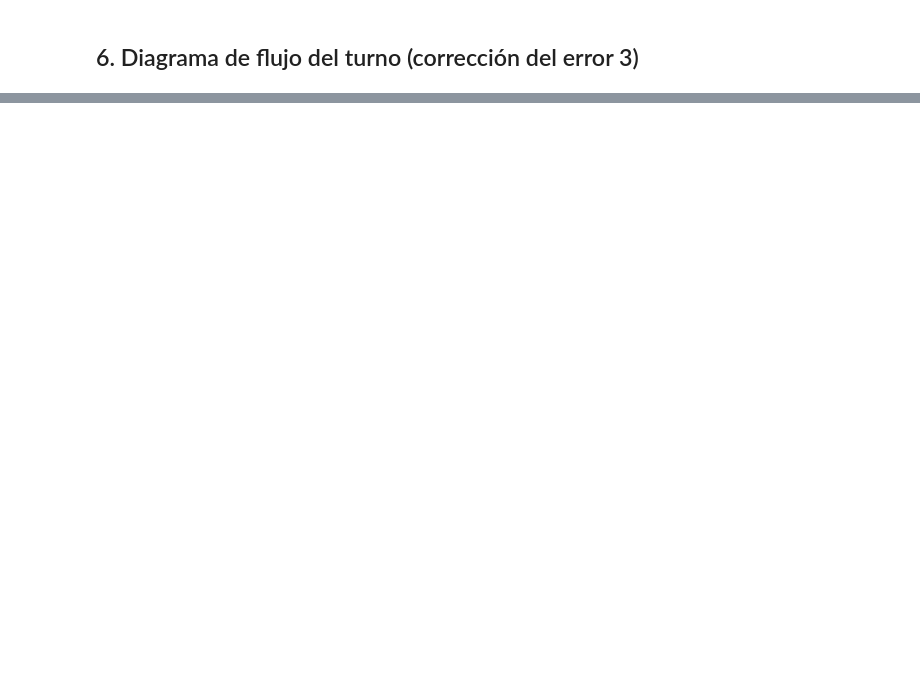
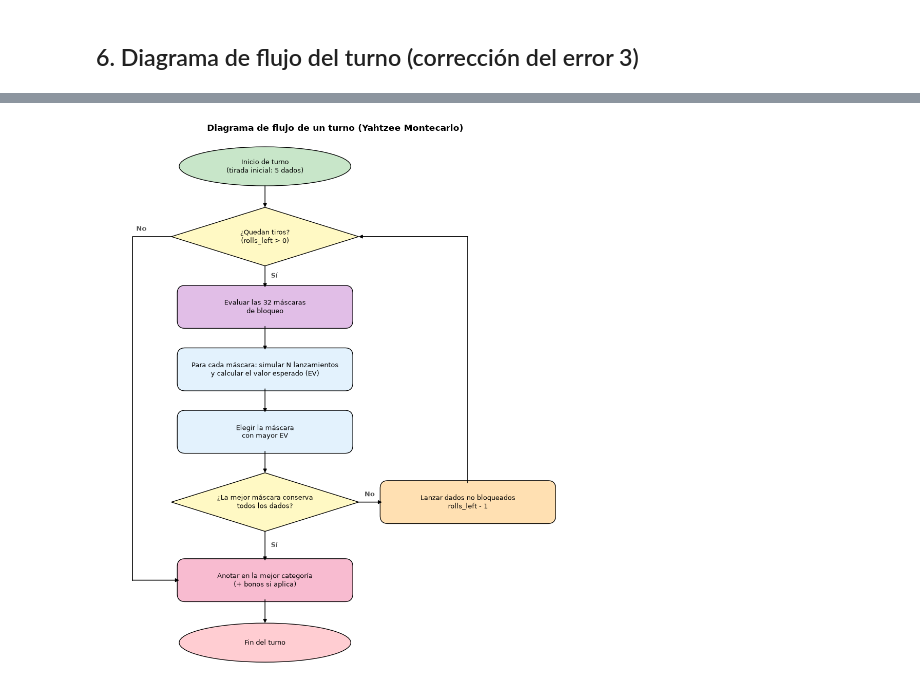
Before and after one commit to sergioagudelo58-rgb/yahtzee-montecarlo-grupo31, a Jupyter notebook: simulacion_01.ipynb, the cells around one changed output, grey strips where cells are left out. Saved outputs shown, nothing was run; the diff lists cells and outputs as text; code cells hidden in the pictures; blank space fills up the shorter version.

Commit message:
Ajuste punto 6, se agrega diagrama de flujo del turno

```diff
--- a/simulacion_01.ipynb
+++ b/simulacion_01.ipynb
@@ -626,35 +626,71 @@ Tiempo: 148.3 s
 # %% [markdown]
 ## 6. Diagrama de flujo del turno (corrección del error 3)
 # %%
-from graphviz import Digraph
-from IPython.display import Image, display
+import matplotlib.pyplot as plt
+from matplotlib.patches import FancyBboxPatch, Polygon, Ellipse
+
+# Cada nodo: (texto, x, y, forma, color). Coordenadas en una cuadrícula simple.
+NODOS = {
+    "inicio":        ("Inicio de turno\n(tirada inicial: 5 dados)", 0, 13.0, "elipse", "#C8E6C9"),
+    "eval_tiros":    ("¿Quedan tiros?\n(rolls_left > 0)", 0, 11.2, "rombo", "#FFF9C4"),
+    "eval_mascaras": ("Evaluar las 32 máscaras\nde bloqueo", 0, 9.4, "caja", "#E1BEE7"),
+    "montecarlo":    ("Para cada máscara: simular N lanzamientos\ny calcular el valor esperado (EV)", 0, 7.8, "caja", "#E3F2FD"),
+    "mejor_mascara": ("Elegir la máscara\ncon mayor EV", 0, 6.2, "caja", "#E3F2FD"),
+    "plantarse":     ("¿La mejor máscara conserva\ntodos los dados?", 0, 4.4, "rombo", "#FFF9C4"),
+    "actualizar":    ("Lanzar dados no bloqueados\nrolls_left - 1", 5.2, 4.4, "caja", "#FFE0B2"),
+    "anotar":        ("Anotar en la mejor categoría\n(+ bonos si aplica)", 0, 2.4, "caja", "#F8BBD0"),
+    "fin":           ("Fin del turno", 0, 0.8, "elipse", "#FFCDD2"),
+}
+ANCHO, ALTO = 4.4, 1.0          # tamaño de cajas y elipses
+ANCHO_R, ALTO_R = 4.8, 1.5      # tamaño de los rombos
+
+def dibujar_nodo(ax, texto, x, y, forma, color):
+    if forma == "caja":
+        ax.add_patch(FancyBboxPatch((x - ANCHO / 2, y - ALTO / 2), ANCHO, ALTO,
+                                    boxstyle="round,pad=0.05,rounding_size=0.2", fc=color, ec="black"))
+    elif forma == "rombo":
+        ax.add_patch(Polygon([(x, y + ALTO_R / 2), (x + ANCHO_R / 2, y), (x, y - ALTO_R / 2), (x - ANCHO_R / 2, y)],
+                             fc=color, ec="black"))
+    else:
+        ax.add_patch(Ellipse((x, y), ANCHO, ALTO, fc=color, ec="black"))
+    ax.text(x, y, texto, ha="center", va="center", fontsize=9)
+
+def flecha(ax, puntos, etiqueta=None, pos_etiqueta=None):
+    """Dibuja una flecha que recorre los 'puntos' (permite codos) y termina en el último."""
+    xs, ys = zip(*puntos)
+    ax.plot(xs[:-1], ys[:-1], color="black", lw=1.2)
+    ax.annotate("", xy=puntos[-1], xytext=puntos[-2],
+                arrowprops=dict(arrowstyle="-|>", color="black", lw=1.2, shrinkA=0, shrinkB=0))
+    if etiqueta:
+        ax.text(*pos_etiqueta, etiqueta, fontsize=9, fontweight="bold", color="#555555")
 
 def generar_diagrama_flujo():
-    dot = Digraph(comment="Algoritmo Yahtzee Montecarlo", format="png")
-    dot.attr(rankdir="TB", dpi="150")
-    dot.attr("node", shape="box", style="filled,rounded", fontname="Arial", fontsize="10", fillcolor="#E3F2FD")
-    dot.node("inicio", "Inicio de turno\n(tirada inicial: 5 dados)", fillcolor="#C8E6C9", shape="ellipse")
-    dot.node("eval_tiros", "¿Quedan tiros?\n(rolls_left > 0)", shape="diamond", fillcolor="#FFF9C4")
-    dot.node("eval_mascaras", "Evaluar las 32 máscaras\nde bloqueo", fillcolor="#E1BEE7")
-    dot.node("montecarlo", "Para cada máscara: simular N lanzamientos\ny calcular el valor esperado (EV)")
-    dot.node("mejor_mascara", "Elegir la máscara\ncon mayor EV")
-    dot.node("plantarse", "¿La mejor máscara conserva\ntodos los dados?", shape="diamond", fillcolor="#FFF9C4")
-    dot.node("actualizar", "Lanzar dados no bloqueados\nrolls_left - 1", fillcolor="#FFE0B2")
-    dot.node("anotar", "Anotar en la mejor categoría\n(+ bonos si aplica)", fillcolor="#F8BBD0")
-    dot.node("fin", "Fin del turno", fillcolor="#FFCDD2", shape="ellipse")
-    dot.edge("inicio", "eval_tiros")
-    dot.edge("eval_tiros", "eval_mascaras", label="Sí")
-    dot.edge("eval_tiros", "anotar", label="No")
-    dot.edge("eval_mascaras", "montecarlo")
-    dot.edge("montecarlo", "mejor_mascara")
-    # MODIFICA (error 3): se eliminó dot.edge('mejor_mask_decision', 'plantarse'), un nodo inexistente
-    dot.edge("mejor_mascara", "plantarse")
-    dot.edge("plantarse", "anotar", label="Sí")
-    dot.edge("plantarse", "actualizar", label="No")
-    dot.edge("actualizar", "eval_tiros")
-    dot.edge("anotar", "fin")
-    return dot
+    fig, ax = plt.subplots(figsize=(10, 11))
+    for texto, x, y, forma, color in NODOS.values():
+        dibujar_nodo(ax, texto, x, y, forma, color)
 
-ruta = generar_diagrama_flujo().render("diagrama_flujo_yahtzee", cleanup=True)
-display(Image(ruta))
+    abajo  = lambda n: (NODOS[n][1], NODOS[n][2] - (ALTO_R if NODOS[n][3] == "rombo" else ALTO) / 2)
+    arriba = lambda n: (NODOS[n][1], NODOS[n][2] + (ALTO_R if NODOS[n][3] == "rombo" else ALTO) / 2)
+
+    flecha(ax, [abajo("inicio"), arriba("eval_tiros")])
+    flecha(ax, [abajo("eval_tiros"), arriba("eval_mascaras")], "Sí", (0.15, 10.15))
+    flecha(ax, [(-ANCHO_R / 2, 11.2), (-3.4, 11.2), (-3.4, 2.4), (-ANCHO / 2, 2.4)], "No", (-3.3, 11.35))
+    flecha(ax, [abajo("eval_mascaras"), arriba("montecarlo")])
+    flecha(ax, [abajo("montecarlo"), arriba("mejor_mascara")])
+    # MODIFICA (error 3): se eliminó la conexión desde 'mejor_mask_decision', un nodo inexistente
+    flecha(ax, [abajo("mejor_mascara"), arriba("plantarse")])
+    flecha(ax, [abajo("plantarse"), arriba("anotar")], "Sí", (0.15, 3.25))
+    flecha(ax, [(ANCHO_R / 2, 4.4), (5.2 - ANCHO / 2, 4.4)], "No", (2.55, 4.55))
+    flecha(ax, [arriba("actualizar"), (5.2, 11.2), (ANCHO_R / 2, 11.2)])
+    flecha(ax, [abajo("anotar"), arriba("fin")])
+
+    ax.set_xlim(-4.2, 7.8); ax.set_ylim(0, 13.8)
+    ax.set_aspect("equal"); ax.axis("off")
+    ax.set_title("Diagrama de flujo de un turno (Yahtzee Montecarlo)", fontweight="bold")
+    plt.tight_layout()
+    return fig
+
+fig = generar_diagrama_flujo()
+fig.savefig("diagrama_flujo_yahtzee.png", dpi=150, bbox_inches="tight")
+plt.show()
 # %% [output]
@@ -661,0 +697 @@ ExecutableNotFound: failed to execute WindowsPath('dot'), make sure the Graphviz
+[figure, added]
```
Also changed, not shown: parts of 7 cells of this notebook, 1 other file.
